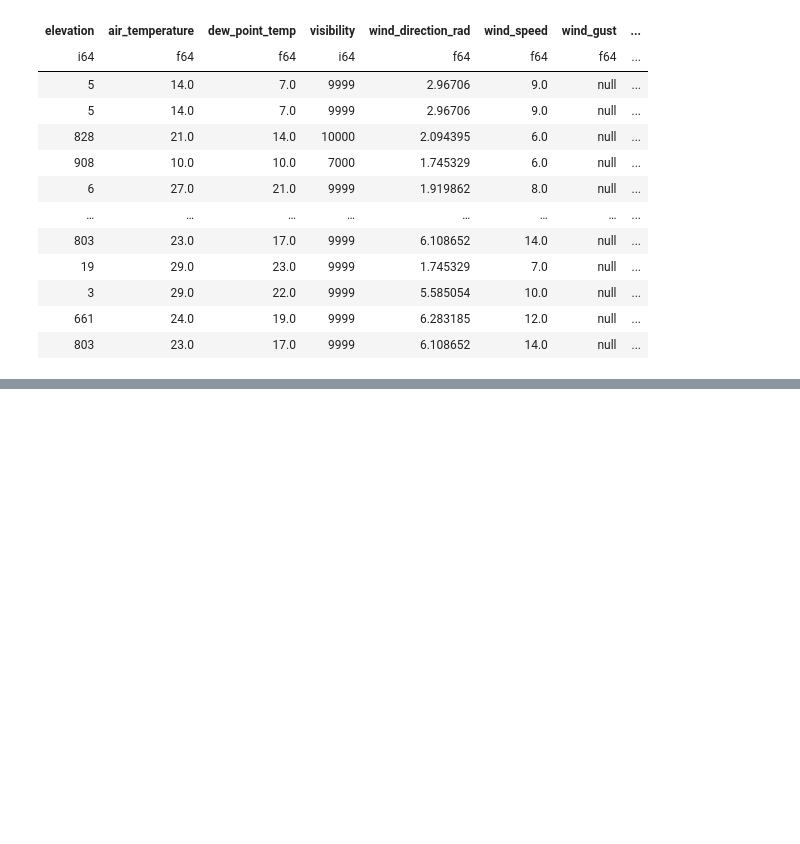
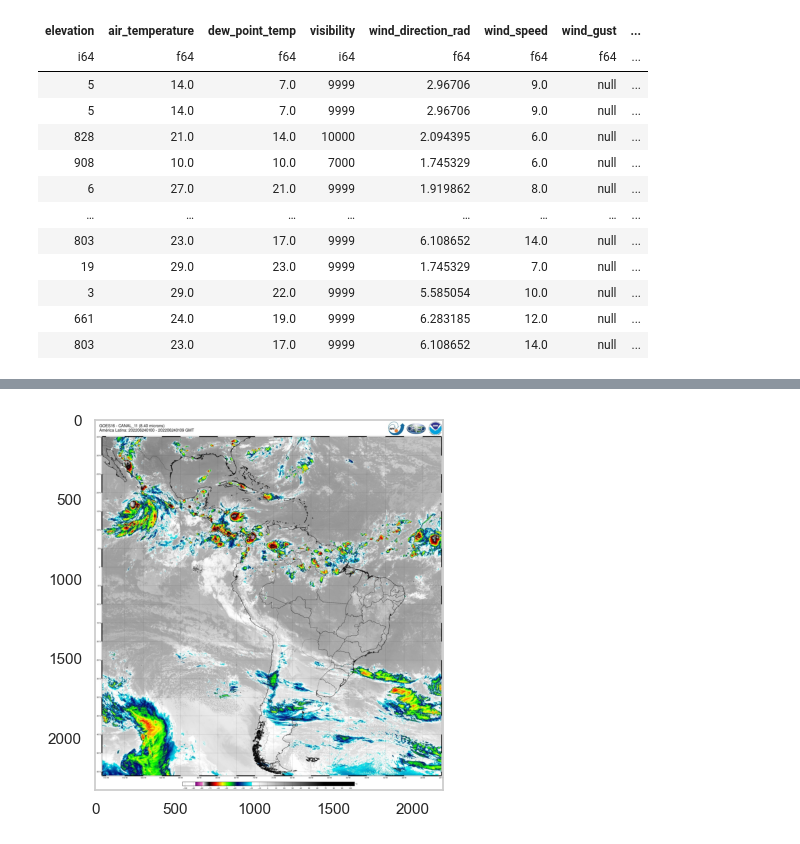
Before and after one commit to booleangabs/dsc_wait_prediction, a Jupyter notebook: notebooks/1.0-jgpt-initial-data-exploration.ipynb, the cells around one changed output, grey strips where cells are left out. Cells and saved outputs as stored; diff of their text form; code cells hidden in the pictures; blank space fills up the shorter version.

```diff
--- a/notebooks/1.0-jgpt-initial-data-exploration.ipynb
+++ b/notebooks/1.0-jgpt-initial-data-exploration.ipynb
@@ -293,0 +298,8 @@ shape: (211_679, 18)
+# %%
+import concurrent.futures
+import requests
+from glob import glob
+
+urls = main_ds["url_img_satelite"].unique().to_list()
+
+image_dir = data_dir / "images"
@@ -293,0 +363,10 @@ shape: (211_679, 18)
+# %%
+imgs = list(sorted(glob(str(image_dir / "*"))))
+img = mpimg.imread(imgs[525])
+h, w = img.shape[:2]
+# %%
+sns.set_style("whitegrid", {'axes.grid' : False})
+plt.imshow(img)
+plt.show()
+# %% [output]
+[figure, added]
```
Also changed, not shown: parts of 40 cells of this notebook, 30 other files.
